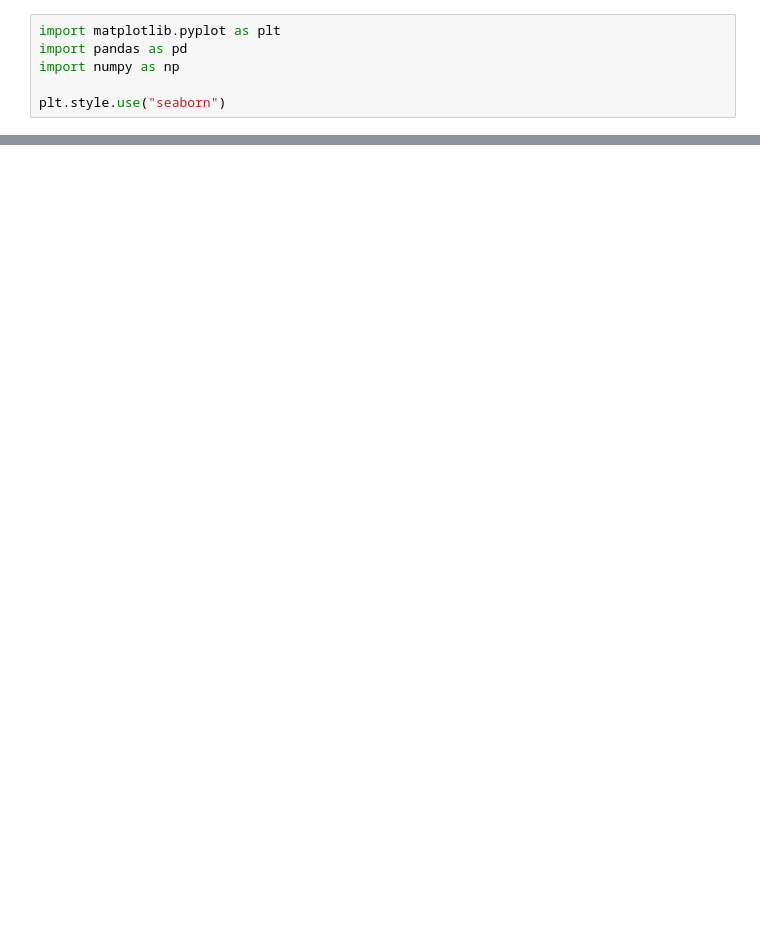
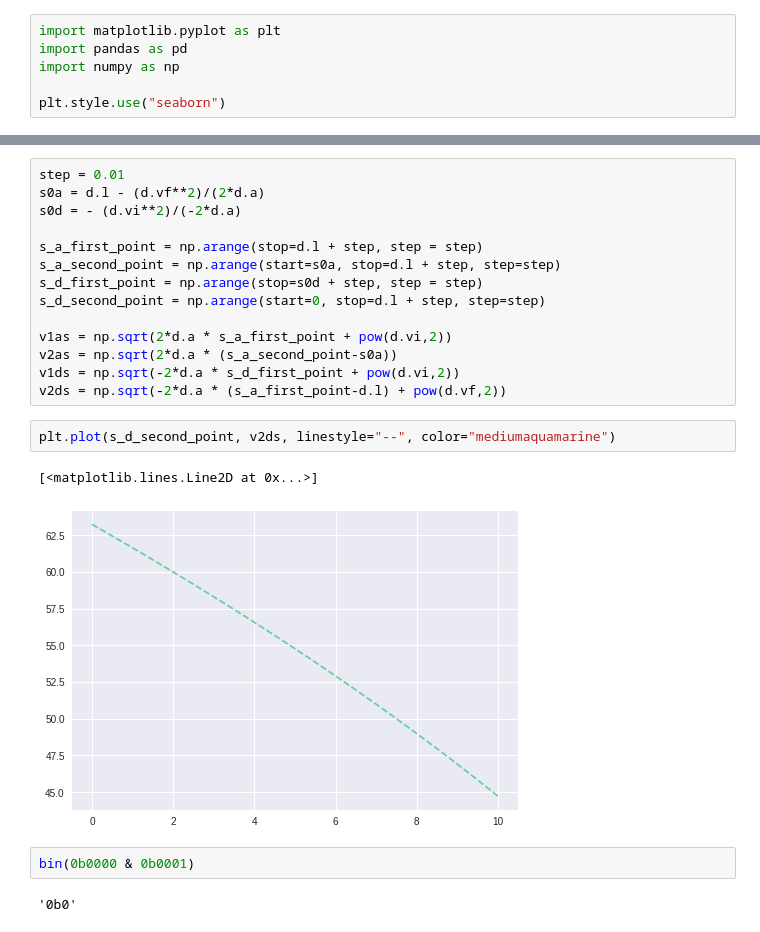
Before and after one commit to alessandroassirelli98/c-cnc-project, a Jupyter notebook: profile_plot.ipynb, the cells around one changed output, grey strips where cells are left out. Cells and saved outputs as stored; diff of their text form; blank space fills up the shorter version.

```diff
--- a/profile_plot.ipynb
+++ b/profile_plot.ipynb
@@ -59,0 +64,23 @@ s0
+# %%
+step = 0.01
+s0a = d.l - (d.vf**2)/(2*d.a)
+s0d = - (d.vi**2)/(-2*d.a)
+
+s_a_first_point = np.arange(stop=d.l + step, step = step)
+s_a_second_point = np.arange(start=s0a, stop=d.l + step, step=step)
+s_d_first_point = np.arange(stop=s0d + step, step = step)
+s_d_second_point = np.arange(start=0, stop=d.l + step, step=step)
+
+v1as = np.sqrt(2*d.a * s_a_first_point + pow(d.vi,2))
+v2as = np.sqrt(2*d.a * (s_a_second_point-s0a))
+v1ds = np.sqrt(-2*d.a * s_d_first_point + pow(d.vi,2))
+v2ds = np.sqrt(-2*d.a * (s_a_first_point-d.l) + pow(d.vf,2))
+# %%
+plt.plot(s_d_second_point, v2ds, linestyle="--", color="mediumaquamarine")
+# %% [output]
+[<matplotlib.lines.Line2D at 0x...>]
+[figure, added]
+# %%
+bin(0b0000 & 0b0001)
+# %% [output]
+'0b0'
```
Also changed, not shown: parts of 5 cells of this notebook, 3 other files.
